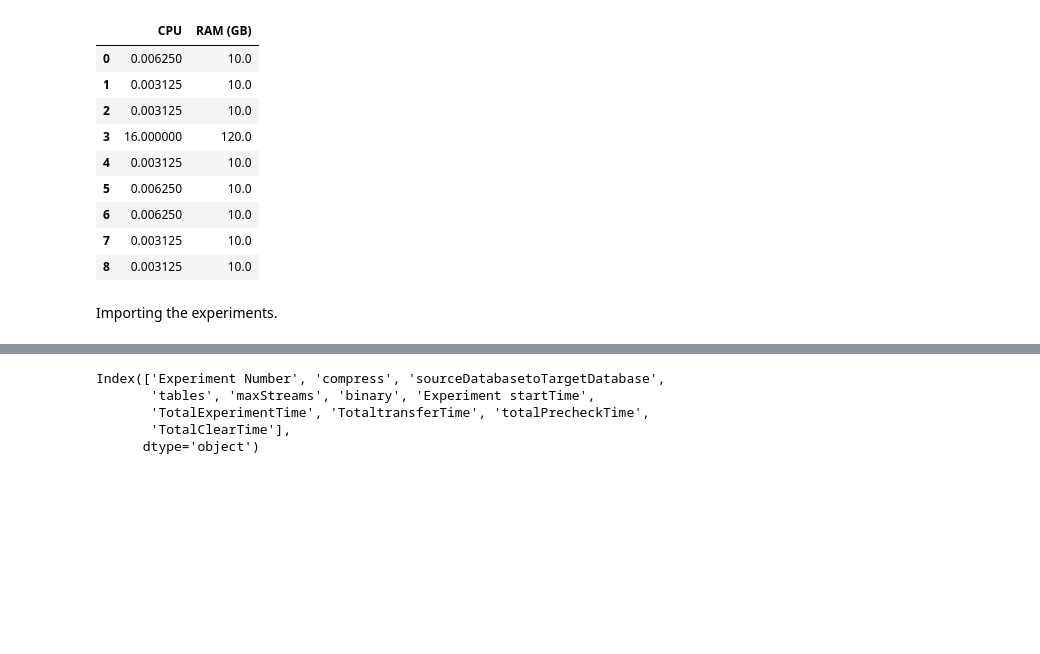
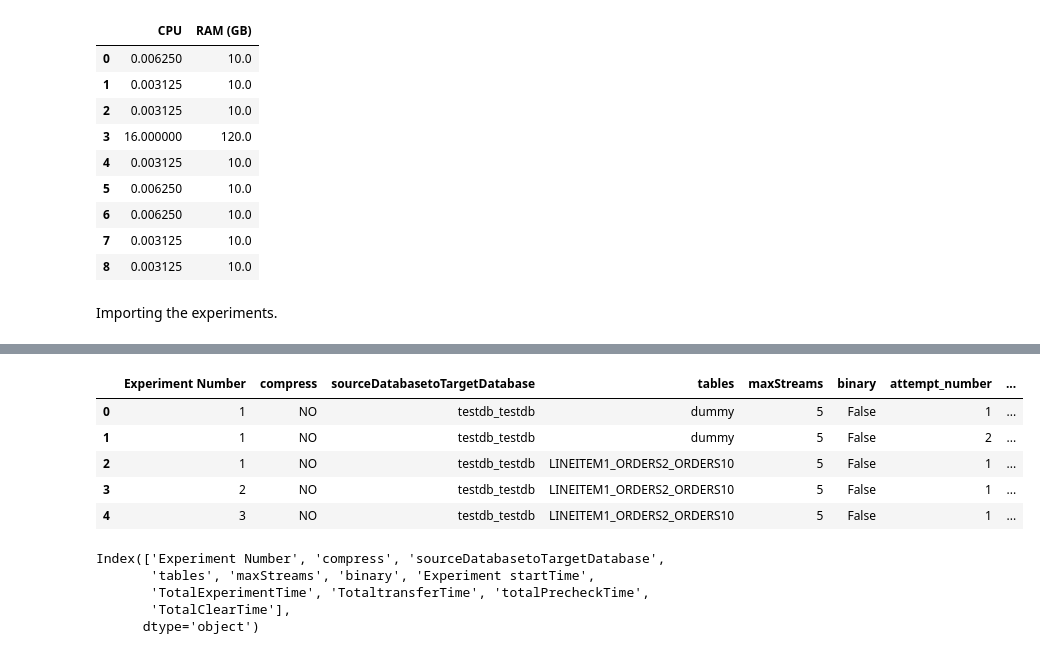
Before and after one commit to yorku-ease/DmML, a Jupyter notebook: db2_data_cleaning_cleaned.ipynb, the cells around one changed output, grey strips where cells are left out. Drawn from its saved outputs; the diff is of its cells as text; code cells hidden in the pictures; blank space fills up the shorter version.

Commit message:
New run file for new data version

```diff
--- a/db2_data_cleaning_cleaned.ipynb
+++ b/db2_data_cleaning_cleaned.ipynb
@@ -292,3 +293,13 @@ exp1_performance_df.head()
+# %%
+# Default DMbench generated data
+v4_exp72_performance_df.head()
+# %% [output]
+|  | Experiment Number | compress | sourceDatabasetoTargetDatabase | tables | maxStreams | binary | attempt_number | ... |
+| 0 | 1 | NO | testdb_testdb | dummy | 5 | False | 1 | ... |
+| 1 | 1 | NO | testdb_testdb | dummy | 5 | False | 2 | ... |
+| 2 | 1 | NO | testdb_testdb | LINEITEM1_ORDERS2_ORDERS10 | 5 | False | 1 | ... |
+| 3 | 2 | NO | testdb_testdb | LINEITEM1_ORDERS2_ORDERS10 | 5 | False | 1 | ... |
+| 4 | 3 | NO | testdb_testdb | LINEITEM1_ORDERS2_ORDERS10 | 5 | False | 1 | ... |
 # %%
 print(exp10_performance_df.columns)
 # %% [output]
```
Also changed, not shown: parts of 10 cells of this notebook, 1 other file.
